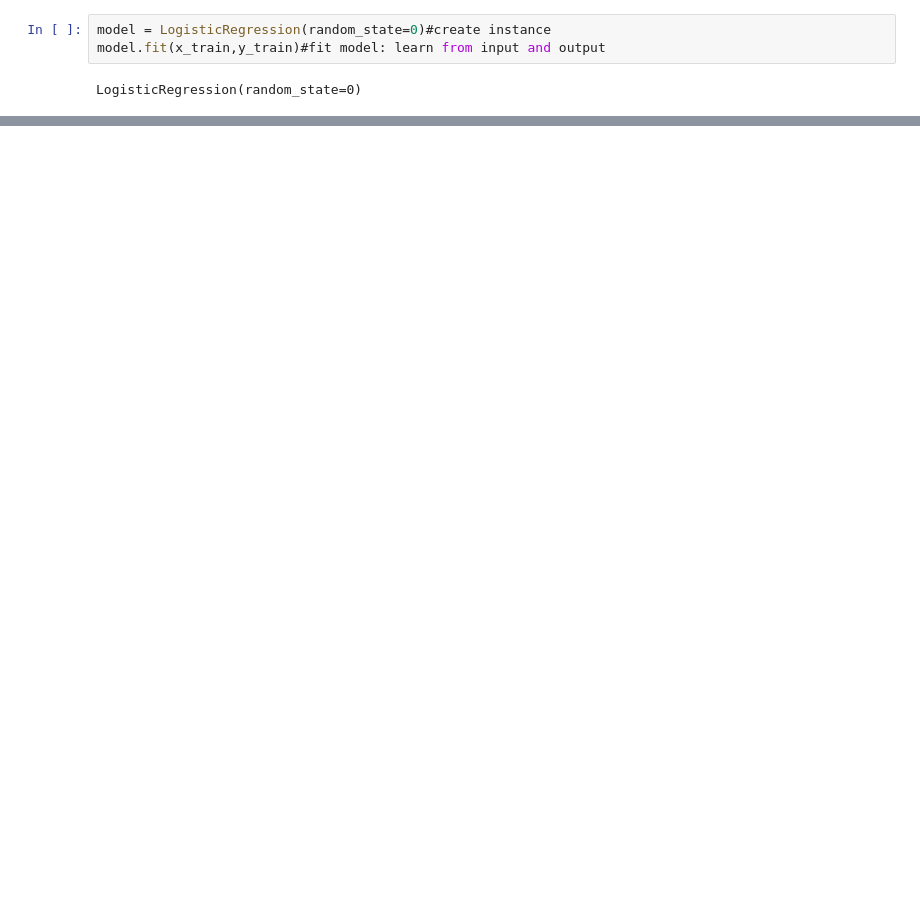
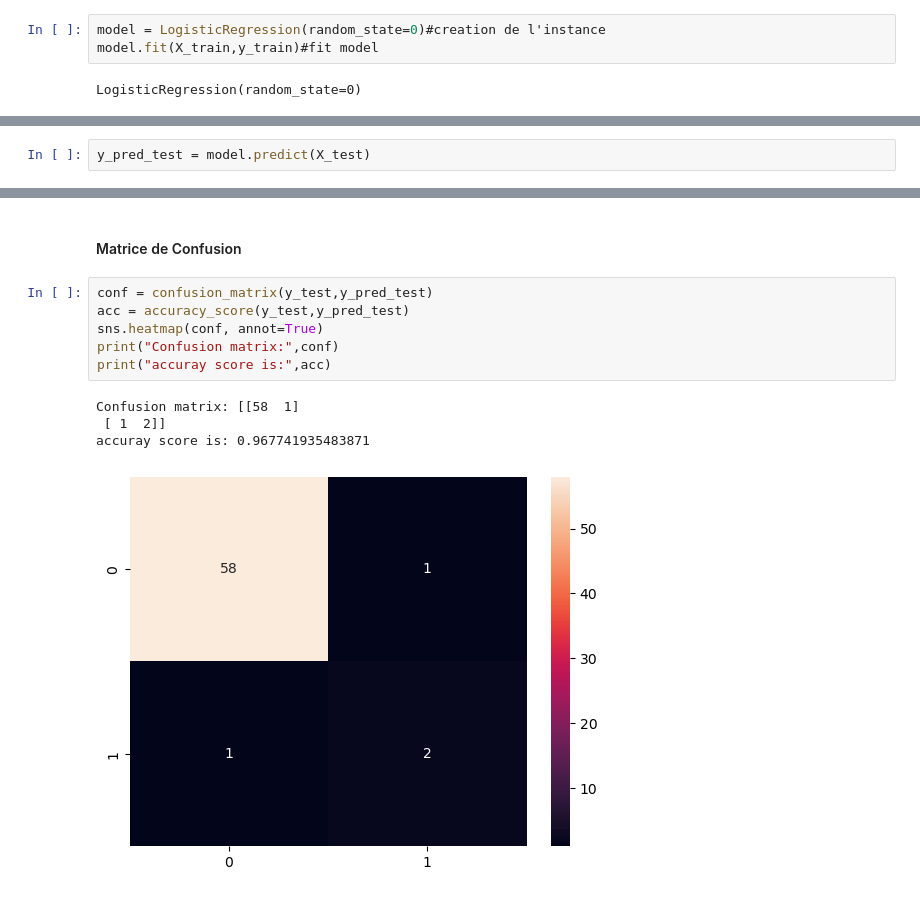
Before and after one commit to najouaelfethi/MLProject, a Jupyter notebook: deathPrediction.ipynb, the cells around one changed output, grey strips where cells are left out. Drawn from its saved outputs; the diff is of its cells as text; blank space fills up the shorter version.

```diff
--- a/deathPrediction.ipynb
+++ b/deathPrediction.ipynb
@@ -405,5 +438,5 @@ X_test
 # %%
-model = LogisticRegression(random_state=0)#create instance
-model.fit(x_train,y_train)#fit model: learn from input and output
+model = LogisticRegression(random_state=0)#creation de l'instance
+model.fit(X_train,y_train)#fit model
 # %% [output]
 LogisticRegression(random_state=0)
@@ -409,0 +445,2 @@ LogisticRegression(random_state=0)
+# %%
+y_pred_test = model.predict(X_test)
@@ -409,0 +468,13 @@ LogisticRegression(random_state=0)
+# %% [markdown]
+#### Matrice de Confusion
+# %%
+conf = confusion_matrix(y_test,y_pred_test)
+acc = accuracy_score(y_test,y_pred_test)
+sns.heatmap(conf, annot=True)
+print("Confusion matrix:",conf)
+print("accuray score is:",acc)
+# %% [output]
+Confusion matrix: [[58  1]
+ [ 1  2]]
+accuray score is: 0.967741935483871
+[figure, added]
```
Also changed, not shown: parts of 18 cells of this notebook.
